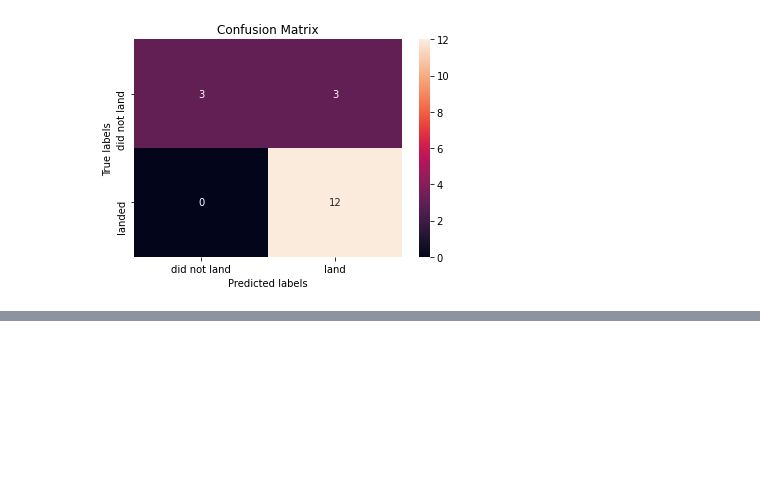
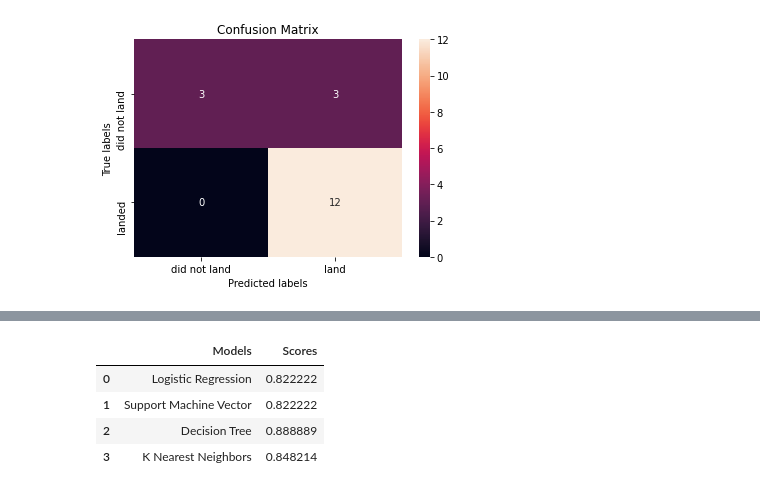
Before and after one commit to rhesabowning/IBM-Data-Science-Program, a Jupyter notebook: Machine Learning Predictive lab.ipynb, the cells around one changed output, grey strips where cells are left out. Saved outputs shown, nothing was run; the diff lists cells and outputs as text; code cells hidden in the pictures; blank space fills up the shorter version.

```diff
--- a/Machine Learning Predictive lab.ipynb
+++ b/Machine Learning Predictive lab.ipynb
@@ -246,0 +259,11 @@ plot_confusion_matrix(Y_test,yhat)
+# %%
+train_accuracy={'Models':['Logistic Regression', 'Support Machine Vector', 'Decision Tree', 'K Nearest Neighbors'],
+                'Scores':[logreg_accuracy, svm_cv.best_score_, tree_cv.best_score_, knn_cv.best_score_]}
+df_train_score=pd.DataFrame.from_dict(train_accuracy)
+df_train_score
+# %% [output]
+|  | Models | Scores |
+| 0 | Logistic Regression | 0.822222 |
+| 1 | Support Machine Vector | 0.822222 |
+| 2 | Decision Tree | 0.888889 |
+| 3 | K Nearest Neighbors | 0.848214 |
```
Also changed, not shown: parts of 9 cells of this notebook.
